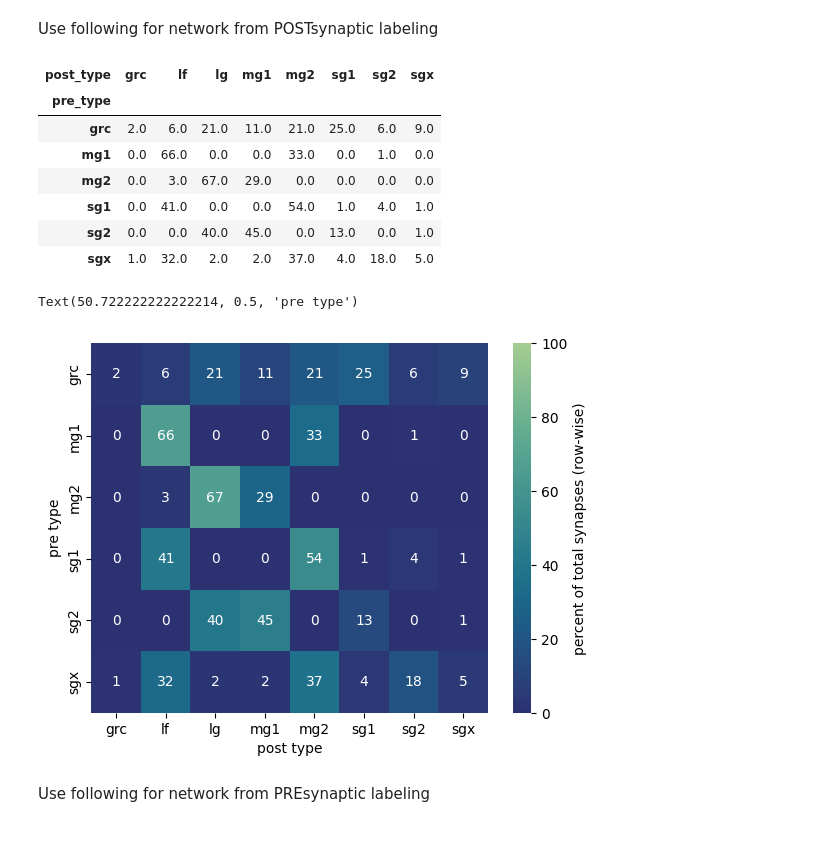
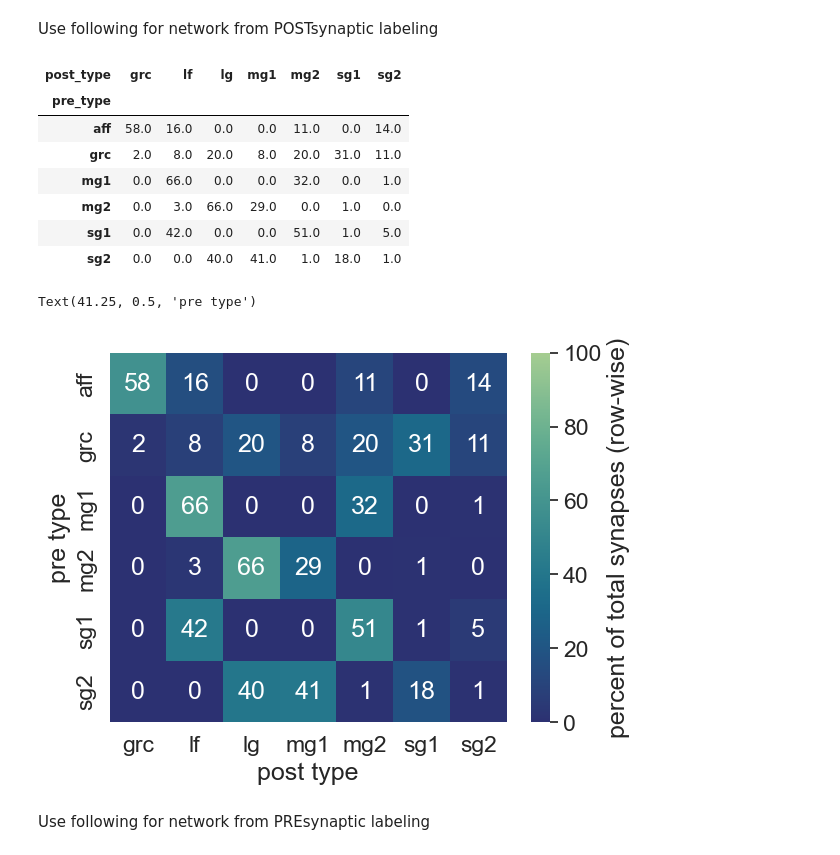
Before and after one commit to neurologic/eCREST, a Jupyter notebook: Network-Analysis.ipynb, the cells around one changed output. Saved outputs shown, nothing was run; the diff lists cells and outputs as text; code cells hidden in the pictures.

```diff
--- a/Network-Analysis.ipynb
+++ b/Network-Analysis.ipynb
@@ -70,0 +106,13 @@ for x in nodes:
+# %%
+df = pd.DataFrame.from_dict(soma_size,orient='index',columns=['soma_size']).reset_index()
+
+type_list=[]
+for k in df['index']:
+    type_list.append(cell_type[k])
+
+df['type'] = type_list
+
+network_types = ['mg1','mg2','sg1','sg2','grc']
+df = df[df['type'].isin(network_types)]
+
+sns.stripplot(data=df, y="soma_size", x="type",jitter=0.25)
@@ -117,9 +168,10 @@ for x in nodes:
 # %% [markdown]
 ## Build Graph
 # %%
-network_types = ['mg1','mg2','lg','lf','sg1','sg2','sgx','grc','aff']
+network_types = set([v for v in cell_type.values()])#['mg1','mg2','lg','lf','sg1','sg2','sgx','grc','aff']
 # %%
-synanno_type = 'post-synaptic'
+synanno_type = 'pre-synaptic'
+vx_sizes = [16, 16, 30]
 
 ## find edges and set the cell-structure attribute of the edge based on which part of the cell the edge goes to
 edge_list = []
@@ -145,11 +197,13 @@ with tqdm(total=len(nodes)) as pbar:
                                     for v_ in list(v): #find keys (can be multiple on the same cell) for matching segment ids
                                         if post_seg == v_:
                                             # add edge to the graph between current node and matching node
+                                            syn_ = array([int(syn_[i]/vx_sizes[i]) for i in range(3)])
                                             edge_list.append([x_pre,x_post,k,syn_[0],syn_[1],syn_[2]])
 
+
                     except IndexError as msg:
-                        cellid = x_pre['name']
-                        print(msg, f'for cell {cellid} synapse at syn_ has no segment id')
+                        cellid = x_pre
+                        print(msg, f'for cell {cellid} synapse at {array([int(syn_[i]/vx_sizes[i]) for i in range(3)])} has no segment id')
 
             else:
                 continue
@@ -199,7 +434,7 @@ df_syn_post = pd.read_csv(savepath / 'df_postsyn.csv')
 # %% [markdown]
 ### Edges dataframe
 # %%
-df_edges=df_syn_pre[['pre','post']].value_counts().reset_index(name='weight')
+df_edges=df_syn_post[['pre','post']].value_counts().reset_index(name='weight')
 # %%
 for i,r in df_edges.iterrows():
     df_edges.loc[i,'pre_type']=cell_type[str(df_edges.loc[i,'pre'])]
@@ -714,32 +927,35 @@ sns.clustermap(data = data_df,
 # %% [markdown]
 Use following for network from POSTsynaptic labeling
 # %%
-res = df_edges.groupby(['pre_type','post_type'])[['weight']].sum(numeric_only=True)#.reset_index()
+network_types = ['mg1','mg2','lg','lf','sg1','sg2','grc','aff']
+
+res = df_edges[(df_edges['pre_type'].isin(network_types))&(df_edges['post_type'].isin(network_types))].groupby(
+    ['pre_type','post_type'])[['weight']].sum(numeric_only=True)#.reset_index()
 
 denom = res.groupby('pre_type')['weight'].sum()
 
 res.weight = np.round(res.weight / denom *100)
 
 # res.reset_index().pivot(index='pre_type', columns='post_type', values='weight').fillna(0)
 
 display(res.reset_index().pivot(index='pre_type', columns='post_type', values='weight').fillna(0))
 
 ax = sns.heatmap(res.reset_index().pivot(index='pre_type', columns='post_type', values='weight').fillna(0),
             annot=True,cmap="crest_r",vmin=0,vmax=100,
            cbar_kws={'label': 'percent of total synapses (row-wise)'})
 
 ax.set_xlabel('post type')
 ax.set_ylabel('pre type')
 # %% [output]
-| post_type | grc | lf | lg | mg1 | mg2 | sg1 | sg2 | sgx |
-| pre_type |  |  |  |  |  |  |  |  |
-| grc | 2.0 | 6.0 | 21.0 | 11.0 | 21.0 | 25.0 | 6.0 | 9.0 |
-| mg1 | 0.0 | 66.0 | 0.0 | 0.0 | 33.0 | 0.0 | 1.0 | 0.0 |
-| mg2 | 0.0 | 3.0 | 67.0 | 29.0 | 0.0 | 0.0 | 0.0 | 0.0 |
-| sg1 | 0.0 | 41.0 | 0.0 | 0.0 | 54.0 | 1.0 | 4.0 | 1.0 |
-| sg2 | 0.0 | 0.0 | 40.0 | 45.0 | 0.0 | 13.0 | 0.0 | 1.0 |
-| sgx | 1.0 | 32.0 | 2.0 | 2.0 | 37.0 | 4.0 | 18.0 | 5.0 |
+| post_type | grc | lf | lg | mg1 | mg2 | sg1 | sg2 |
+| pre_type |  |  |  |  |  |  |  |
+| aff | 58.0 | 16.0 | 0.0 | 0.0 | 11.0 | 0.0 | 14.0 |
+| grc | 2.0 | 8.0 | 20.0 | 8.0 | 20.0 | 31.0 | 11.0 |
+| mg1 | 0.0 | 66.0 | 0.0 | 0.0 | 32.0 | 0.0 | 1.0 |
+| mg2 | 0.0 | 3.0 | 66.0 | 29.0 | 0.0 | 1.0 | 0.0 |
+| sg1 | 0.0 | 42.0 | 0.0 | 0.0 | 51.0 | 1.0 | 5.0 |
+| sg2 | 0.0 | 0.0 | 40.0 | 41.0 | 1.0 | 18.0 | 1.0 |
-Text(50.722222222222214, 0.5, 'pre type')
+Text(41.25, 0.5, 'pre type')
-[figure, old version]
+[figure, new version]
 # %% [markdown]
 Use following for network from PREsynaptic labeling
```
Also changed, not shown: parts of 81 cells of this notebook, 2 other files.
